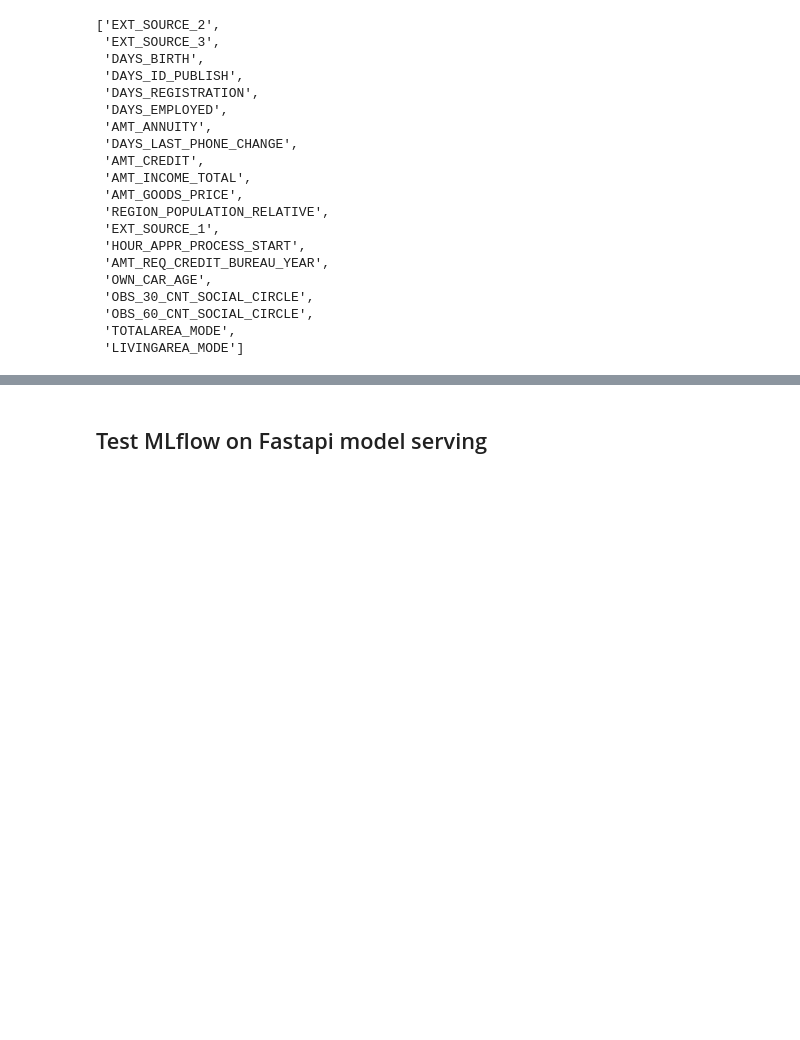
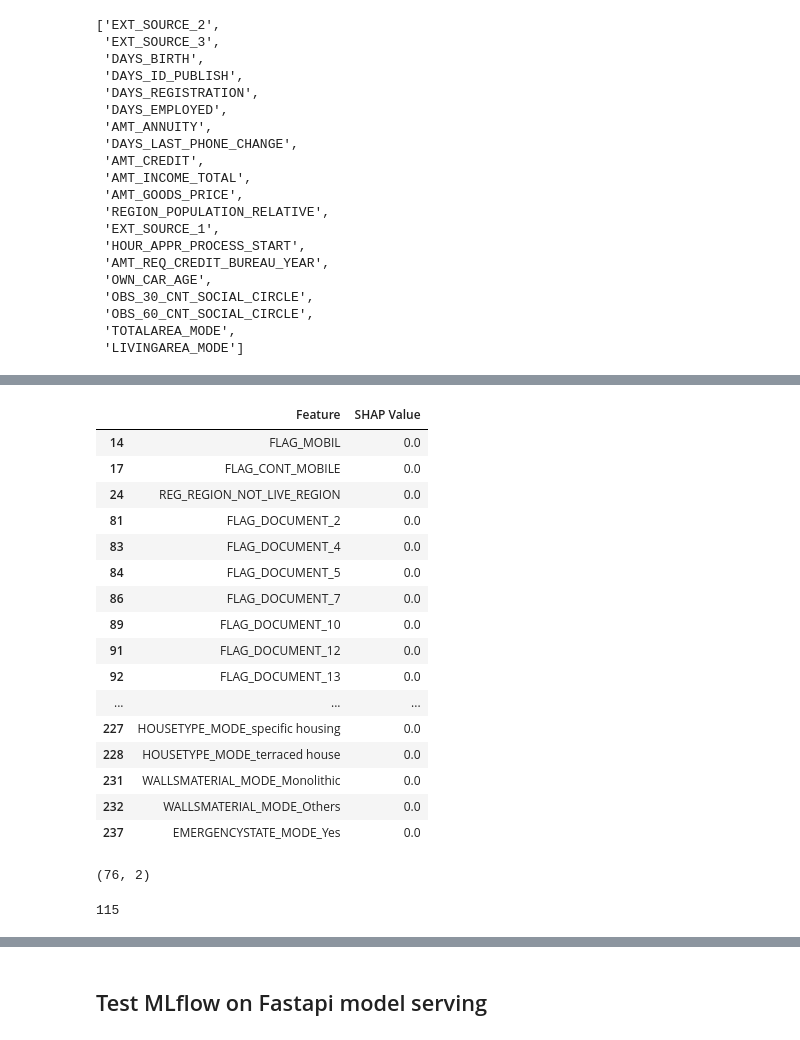
Before and after one commit to MarkoBrie/credit_scoring_with_MLOPS, a Jupyter notebook: 2_Model_selection.ipynb, the cells around one changed output, grey strips where cells are left out. Cells and saved outputs as stored; diff of their text form; code cells hidden in the pictures; blank space fills up the shorter version.

```diff
--- a/2_Model_selection.ipynb
+++ b/2_Model_selection.ipynb
@@ -940,0 +1091,29 @@ print(shap_df)
+# %%
+shap_df[shap_df['SHAP Value']==0]
+# %% [output]
+|  | Feature | SHAP Value |
+| 14 | FLAG_MOBIL | 0.0 |
+| 17 | FLAG_CONT_MOBILE | 0.0 |
+| 24 | REG_REGION_NOT_LIVE_REGION | 0.0 |
+| 81 | FLAG_DOCUMENT_2 | 0.0 |
+| 83 | FLAG_DOCUMENT_4 | 0.0 |
+| 84 | FLAG_DOCUMENT_5 | 0.0 |
+| 86 | FLAG_DOCUMENT_7 | 0.0 |
+| 89 | FLAG_DOCUMENT_10 | 0.0 |
+| 91 | FLAG_DOCUMENT_12 | 0.0 |
+| 92 | FLAG_DOCUMENT_13 | 0.0 |
+| ... | ... | ... |
+| 227 | HOUSETYPE_MODE_specific housing | 0.0 |
+| 228 | HOUSETYPE_MODE_terraced house | 0.0 |
+| 231 | WALLSMATERIAL_MODE_Monolithic | 0.0 |
+| 232 | WALLSMATERIAL_MODE_Others | 0.0 |
+| 237 | EMERGENCYSTATE_MODE_Yes | 0.0 |
+# %%
+print(shap_df[shap_df['SHAP Value']==0].shape)
+
+# Displaying the sorted DataFrame
+SHAP_feature_important = shap_df[abs(shap_df['SHAP Value'])>0.001]['Feature'].tolist()
+len(SHAP_feature_important)
+# %% [output]
+(76, 2)
+115
```
Also changed, not shown: parts of 59 cells of this notebook, 7 other files.
